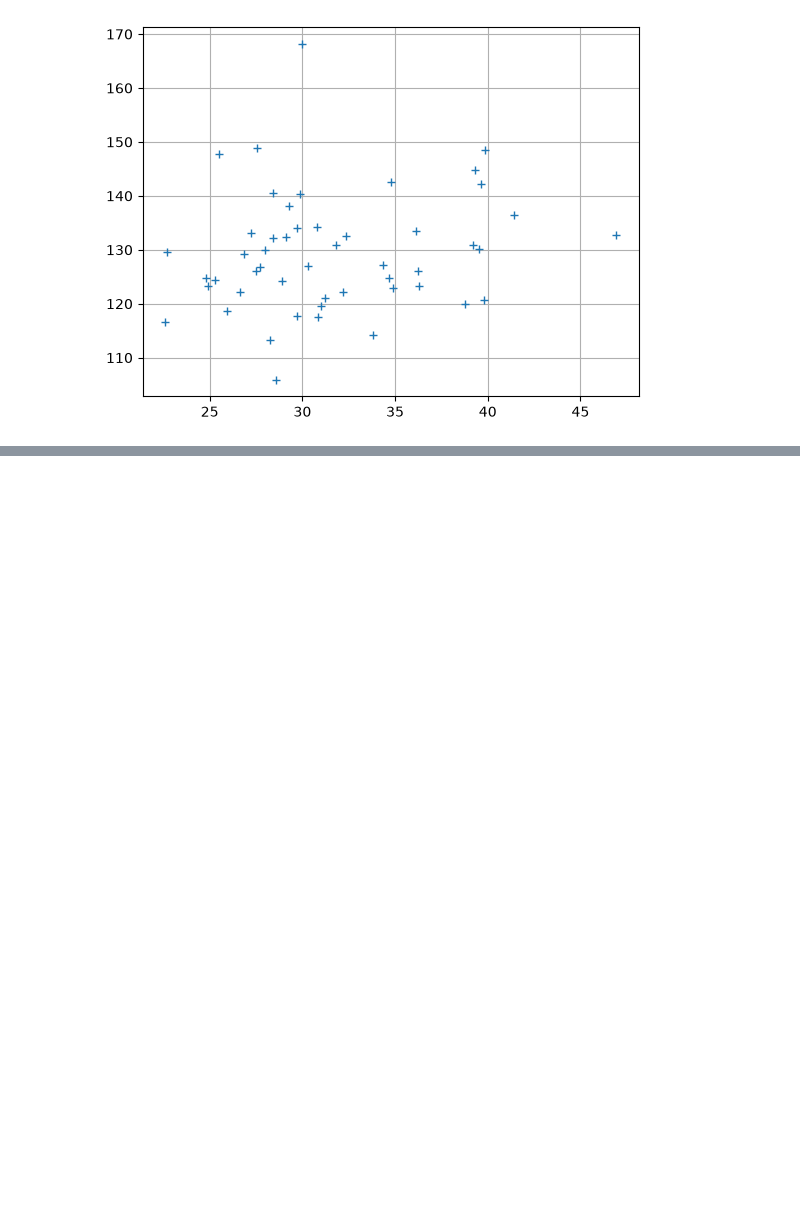
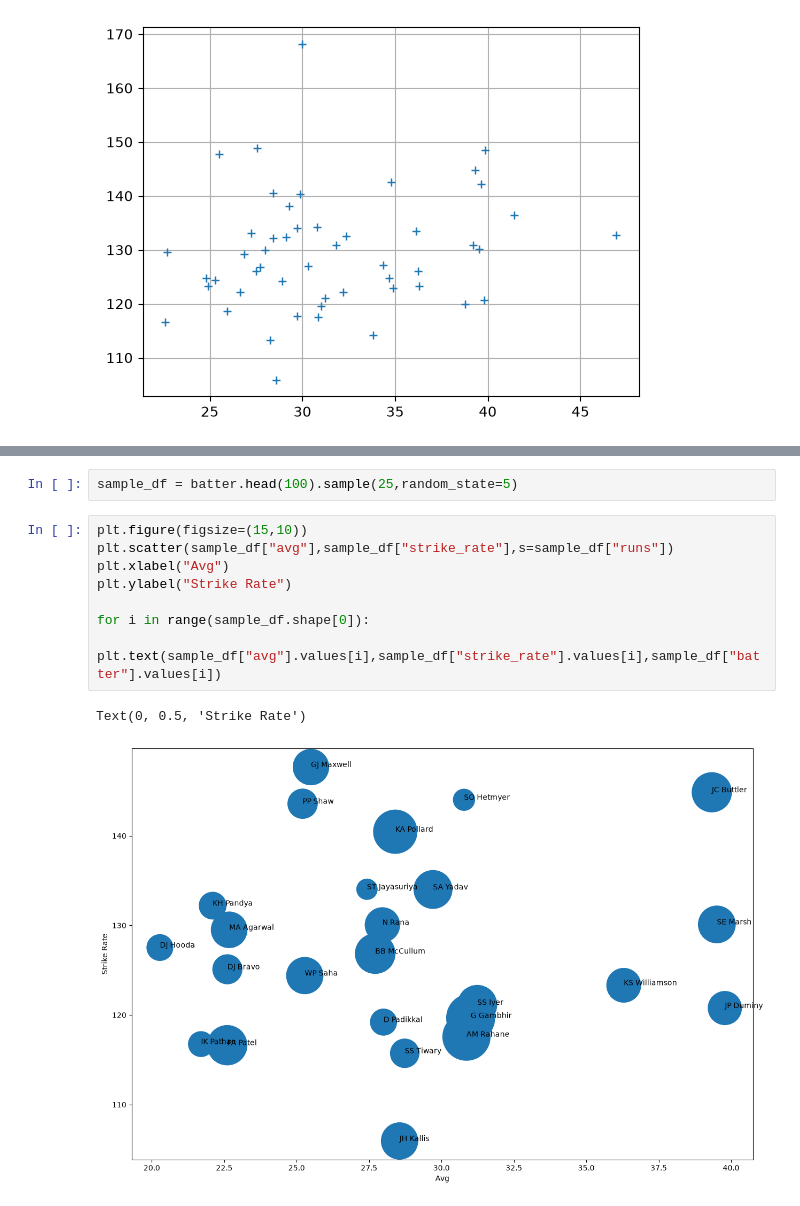
Before and after one commit to pranavwadatkar785-creator/structured-learning, a Jupyter notebook: matpotlibbb/scatter plot.ipynb, the cells around one changed output, grey strips where cells are left out. Saved outputs shown, nothing was run; the diff lists cells and outputs as text; blank space fills up the shorter version.

```diff
--- a/matpotlibbb/scatter plot.ipynb
+++ b/matpotlibbb/scatter plot.ipynb
@@ -33,0 +59,13 @@ plt.grid()
+# %%
+sample_df = batter.head(100).sample(25,random_state=5)
+# %%
+plt.figure(figsize=(15,10))
+plt.scatter(sample_df["avg"],sample_df["strike_rate"],s=sample_df["runs"])
+plt.xlabel("Avg")
+plt.ylabel("Strike Rate")
+
+for i in range(sample_df.shape[0]):
+    plt.text(sample_df["avg"].values[i],sample_df["strike_rate"].values[i],sample_df["batter"].values[i])
+# %% [output]
+Text(0, 0.5, 'Strike Rate')
+[figure, added]
```
Also changed, not shown: parts of 5 cells of this notebook, 1 other file.
